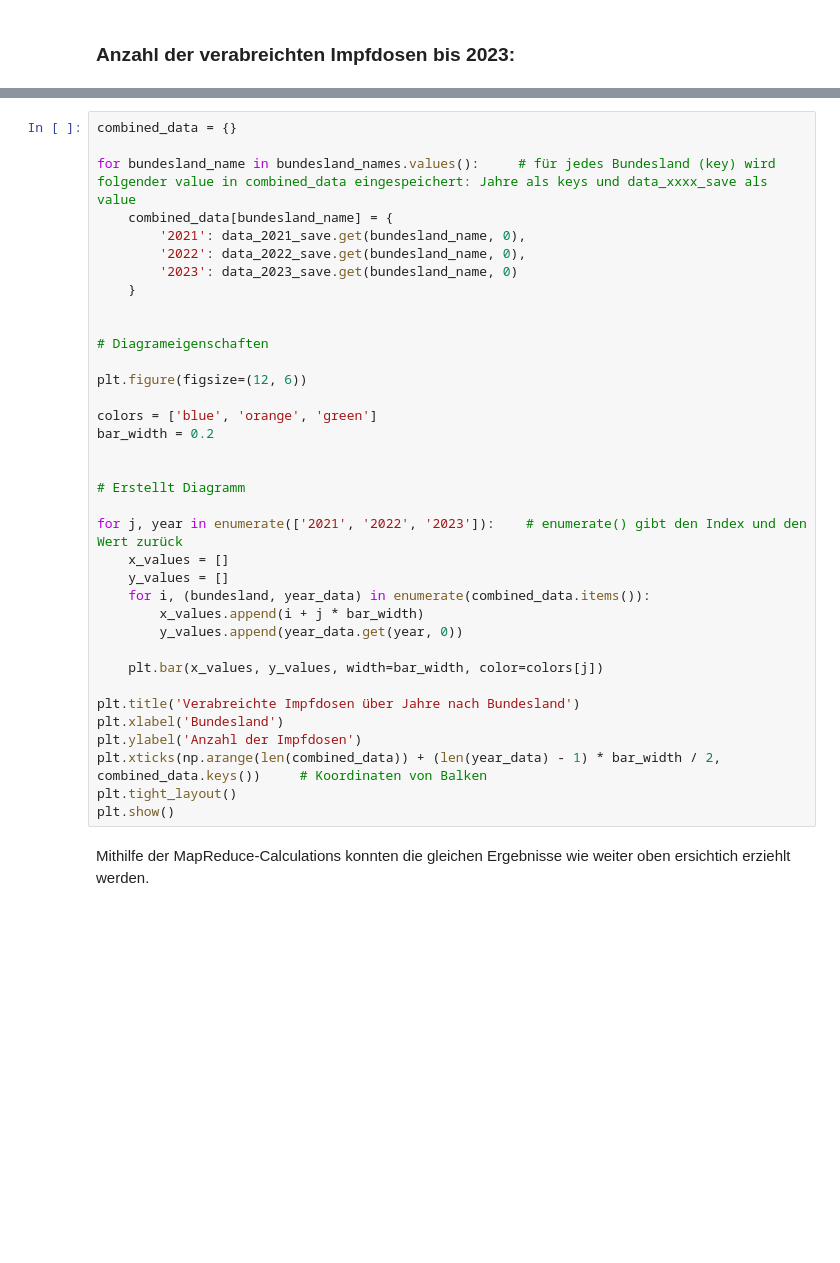
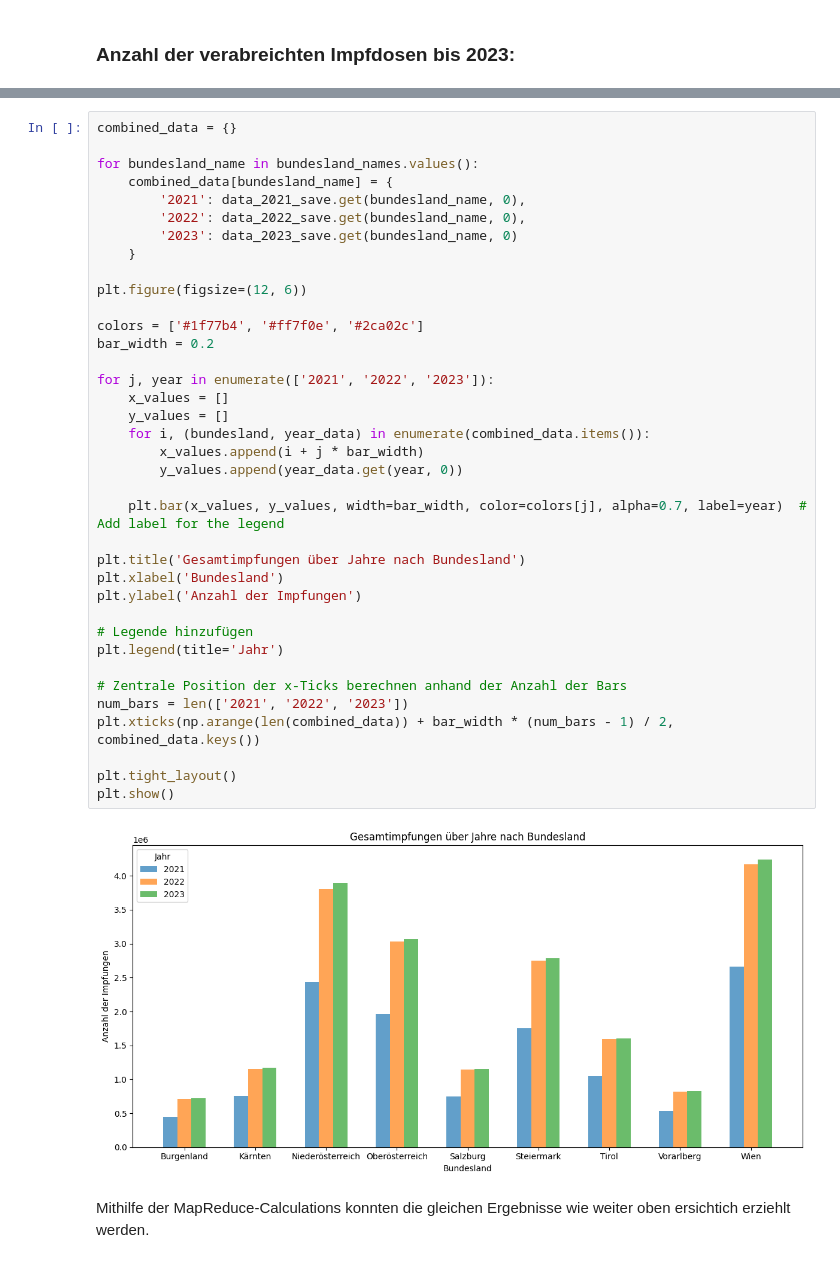
Before and after one commit to wi22b085/big-data, a Jupyter notebook: BigData-Projekt_Covid/BD_Project.ipynb, the cells around one changed output, grey strips where cells are left out. Cells and saved outputs as stored; diff of their text form; blank space fills up the shorter version.

```diff
--- a/BigData-Projekt_Covid/BD_Project.ipynb
+++ b/BigData-Projekt_Covid/BD_Project.ipynb
@@ -1407,39 +1823,42 @@ data_2023_save = result_2023.copy()
 # %%
 combined_data = {}
 
-for bundesland_name in bundesland_names.values():     # für jedes Bundesland (key) wird folgender value in combined_data eingespeichert: Jahre als keys und data_xxxx_save als value
+for bundesland_name in bundesland_names.values():
     combined_data[bundesland_name] = {
         '2021': data_2021_save.get(bundesland_name, 0),
         '2022': data_2022_save.get(bundesland_name, 0),
         '2023': data_2023_save.get(bundesland_name, 0)
     }
 
-
-# Diagrameigenschaften
-
 plt.figure(figsize=(12, 6))
 
-colors = ['blue', 'orange', 'green']
+colors = ['#1f77b4', '#ff7f0e', '#2ca02c']
 bar_width = 0.2
 
-
-# Erstellt Diagramm
-
-for j, year in enumerate(['2021', '2022', '2023']):    # enumerate() gibt den Index und den Wert zurück
+for j, year in enumerate(['2021', '2022', '2023']):
     x_values = []
     y_values = []
     for i, (bundesland, year_data) in enumerate(combined_data.items()):
         x_values.append(i + j * bar_width)
         y_values.append(year_data.get(year, 0))
 
-    plt.bar(x_values, y_values, width=bar_width, color=colors[j])
+    plt.bar(x_values, y_values, width=bar_width, color=colors[j], alpha=0.7, label=year)  # Add label for the legend
 
-plt.title('Verabreichte Impfdosen über Jahre nach Bundesland')
+plt.title('Gesamtimpfungen über Jahre nach Bundesland')
 plt.xlabel('Bundesland')
-plt.ylabel('Anzahl der Impfdosen')
-plt.xticks(np.arange(len(combined_data)) + (len(year_data) - 1) * bar_width / 2, combined_data.keys())     # Koordinaten von Balken
+plt.ylabel('Anzahl der Impfungen')
+
+# Legende hinzufügen
+plt.legend(title='Jahr')
+
+# Zentrale Position der x-Ticks berechnen anhand der Anzahl der Bars
+num_bars = len(['2021', '2022', '2023'])
+plt.xticks(np.arange(len(combined_data)) + bar_width * (num_bars - 1) / 2, combined_data.keys())
+
 plt.tight_layout()
 plt.show()
+# %% [output]
+[figure, added]
 # %% [markdown]
 Mithilfe der MapReduce-Calculations konnten die gleichen Ergebnisse wie weiter oben ersichtich erziehlt werden.
 # %% [markdown]
```
Also changed, not shown: parts of 63 cells of this notebook, 1 other file.
